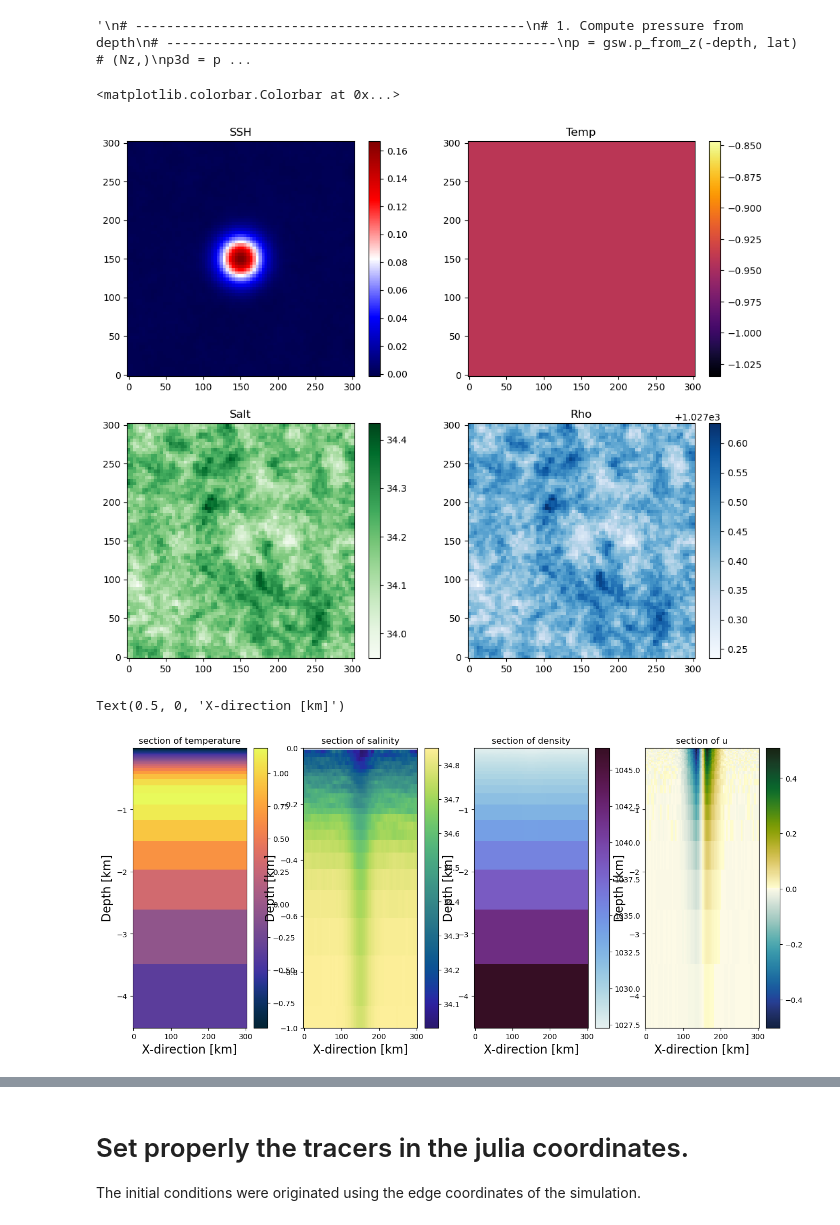
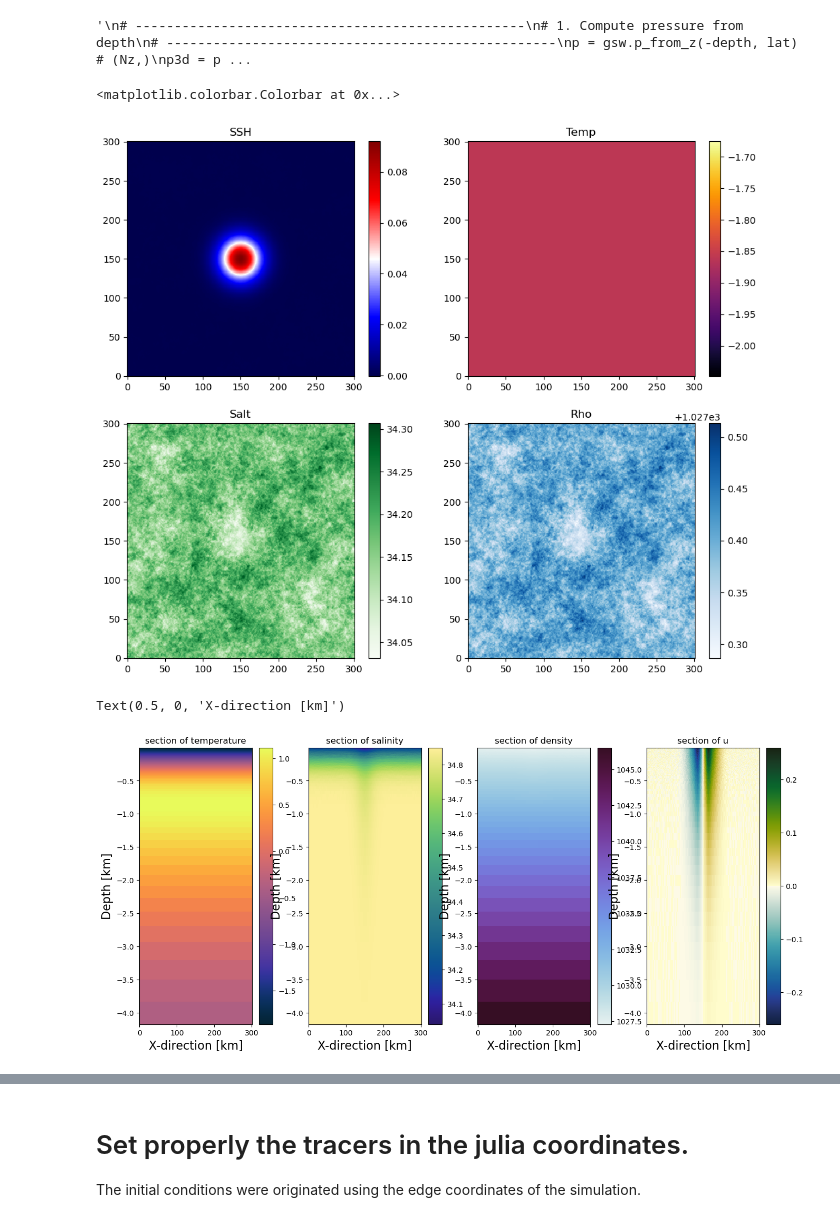
Before and after one commit to demarez/ice-eddy, a Jupyter notebook: INIT/Initiate_vortex.ipynb, the cells around one changed output, grey strips where cells are left out. Saved outputs shown, nothing was run; the diff lists cells and outputs as text; code cells hidden in the pictures.

Commit message:
updated init conds for sims with ice

```diff
--- a/INIT/Initiate_vortex.ipynb
+++ b/INIT/Initiate_vortex.ipynb
@@ -177,12 +177,10 @@ run H1,H3,H5 just to see where is the limit
 path_root='/data/hpcflash/users/josnez/Oceananigans/ICE-EDDY_wJ/V4/'
 
 #*****
-run_name='A-H5'
-V0_eddy              = 0.5 #0.5
+run_name='A-D'
+V0_eddy              = 0.25 #0.5
 add_noise='yes'
 #*****
-
-
 
 R_eddy               = 15e3
 power_shape          = 20
@@ -194,22 +192,10 @@ elif run_name[0]=='C':
 
 perc_wanted          = 0.05 #for the noise
 
-if run_name[-2:]=='H0':
-    H_eddy               = 10
-elif run_name[-2:]=='H1':
-    H_eddy               = 50
-elif run_name[-2:]=='H2':
+if run_name[-1:]=='S':
     H_eddy               = 100
-elif run_name[-3:]=='H21':
-    H_eddy               = 150
-elif run_name[-2:]=='H3':
-    H_eddy               = 200
-elif run_name[-2:]=='H4':
-    H_eddy               = 400
-elif run_name[-2:]=='H5':
+elif run_name[-1:]=='D':
     H_eddy               = 1000
-elif run_name[-2:]=='H6':
-    H_eddy               = 1600
 
 if add_noise=='no':
     run_name=run_name+'-nonoise'
@@ -218,10 +204,8 @@ if V0_eddy==0.5:
     run_name=run_name+'-H'
 elif V0_eddy==0.25:
     run_name=run_name+'-L'
-elif V0_eddy==0.05:
-    run_name=run_name+'-LL'
 
-run_name=run_name+'-LR/'
+run_name=run_name+'-HR/'
 
 print(run_name,H_eddy,add_noise,'noise')
 # %% [output]
@@ -374,8 +349,6 @@ def normalize(data):
 
 tanh_profile = normalize( np.tanh( (( z_faces - 150 )/ 2500 ) * 2*np.pi )) - 0.3  * 3 * np.tanh((z_faces-150)/3000)
 
-depth_temp_var = tanh_profile
-
 S = 34.85
 ΔS = 0.7 #ups
 
@@ -386,7 +359,14 @@ ft_s= gsw.t_freezing(init_sal_s[0] ,0,0)
 ΔT = 3
 T0 = 0.8
 
-init_temp_s = T0 + ft_s + ΔT * depth_temp_var #*np.ones_like(init_sal_s)
+depth_temp_var = ΔT *  tanh_profile
+
+init_temp_s_f = T0 + ft_s + depth_temp_var #*np.ones_like(init_sal_s)
+
+init_temp_s = (T0 + depth_temp_var[0]) * (normalize( np.tanh(np.pi*(z_faces/1700)) -1 ) -1 ) + T0 + ft_s + (depth_temp_var)
+
+# if init_temp_s_f[0]!=ft_s:
+#     raise ValueError("Freezing points don't match, {0}!={1}".format(init_temp_s_f[0],ft_s))
 
 init_rho_s = gsw.rho(init_sal_s,init_temp_s,gsw.p_from_z(-np.array(z_faces),lat))
 rho0=np.nanmean(init_rho_s)
@@ -424,7 +404,10 @@ print("Rd =", Rd / 1000, "km")
 fig, ax = plt.subplots(1,4,figsize=(10,3))
 ax[0].plot(init_sal_s,-z_faces)
 ax[0].set_title('salt')
-ax[1].plot(init_temp_s,-z_faces)
+ax[1].plot(init_temp_s,-z_faces,label='New Profile')
+ax[1].plot(init_temp_s_f,-z_faces,label='Old Profile')
+ax[1].plot([ft_s,ft_s],[0,-4000],label='Freezing point')
+ax[1].legend()
 ax[1].set_title('temp')
 ax[2].plot(init_rho_s,-z_faces)
 ax[2].set_title('rho')
@@ -760,7 +743,7 @@ plt.pcolormesh((xx)/1e3,(yy)/1e3,rho_tot[0,:,:],cmap='Blues')
 plt.colorbar()
 # %% [output]
 <matplotlib.colorbar.Colorbar at 0x...>
-[figure, old version]
+[figure, new version]
 # %%
 # plt.figure(figsize=(12,5))
 
@@ -800,35 +783,35 @@ plt.xlabel('X-direction [km]',fontsize=16)
 ax=plt.subplot(252)
 plt.title('section of salinity')
 plt.pcolormesh(np.tile(yy[:,icut],(ngrid_z,1))/1000,zr[:,:,icut]/1000,salt_tot[:,:,icut],cmap=cm.cm.haline)
 plt.colorbar()
 #plt.contour(np.tile(yy[:,icut],(ngrid_z,1))/1000,zr[:,:,icut]/1000,salt_tot[:,:,icut],40,colors='k')#,cmap='nipy_spectral')
 plt.ylabel('Depth [km]',fontsize=16)
 plt.xlabel('X-direction [km]',fontsize=16)
-ax.set_ylim(-1,0)
+# ax.set_ylim(-1,0)
 
 #sections across the eddy
 
 
 ax=plt.subplot(253)
 plt.title('section of density')
 plt.pcolormesh(np.tile(yy[:,icut],(ngrid_z,1))/1000,zr[:,:,icut]/1000,rho_tot[:,:,icut],cmap=cm.cm.dense)
 plt.colorbar()
 # plt.contour(np.tile(yy[:,icut],(ngrid_z,1))/1000,zr[:,:,icut]/1000,rho_tot[:,:,icut],40,colors='k')#,cmap='nipy_spectral')
 plt.ylabel('Depth [km]',fontsize=16)
 plt.xlabel('X-direction [km]',fontsize=16)
 #ax.set_ylim(-1,0)
 
 
 ax=plt.subplot(254)
 plt.title('section of u')
 plt.pcolormesh(np.tile(yy[:,icut],(ngrid_z,1))/1000,zr[:,:,icut]/1000,u_eddy[:,:,icut],cmap=cm.cm.delta)
 plt.colorbar()
 # plt.contour(np.tile(yy[:,icut],(ngrid_z,1))/1000,zr[:,:,icut]/1000,u_eddy[:,:,icut],40,colors='k')#,cmap='nipy_spectral')
 plt.ylabel('Depth [km]',fontsize=16)
 plt.xlabel('X-direction [km]',fontsize=16)
 # %% [output]
 Text(0.5, 0, 'X-direction [km]')
-[figure, old version]
+[figure, new version]
 # %%
 #sections across the eddy
 
```
Also changed, not shown: parts of 13 cells of this notebook, 4 other files.
